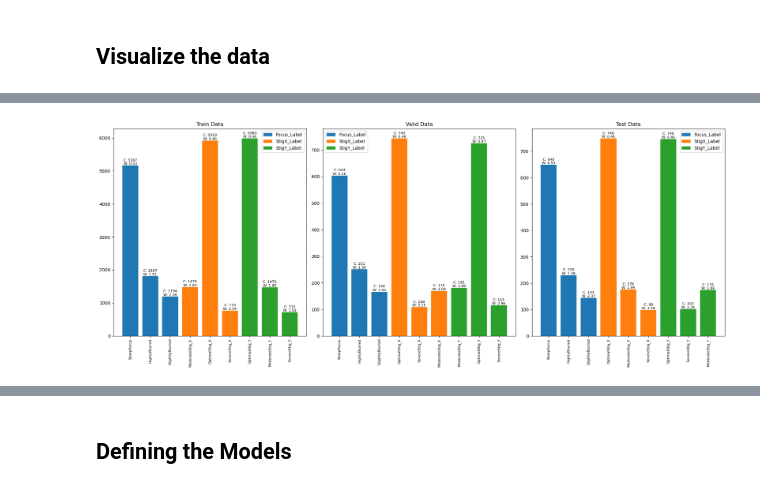
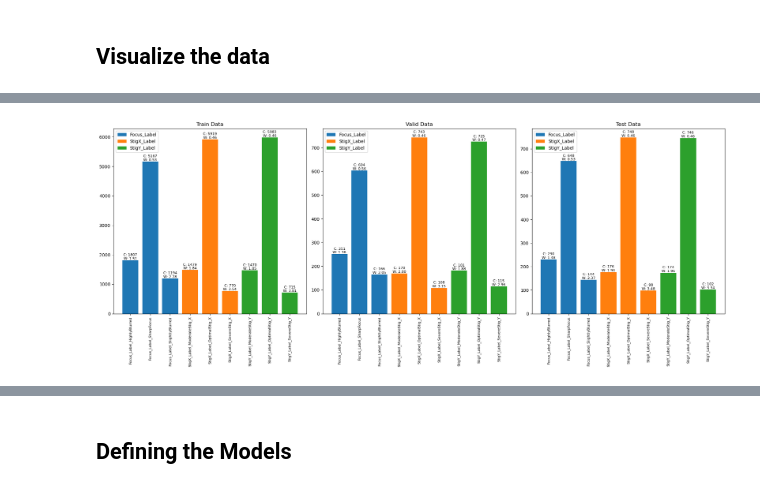
Before and after one commit to guitarbeat/Image-Classification, a Jupyter notebook: Focus_Fiduciary_Check_v8.ipynb, the cells around one changed output, grey strips where cells are left out. Saved outputs shown, nothing was run; the diff lists cells and outputs as text; code cells hidden in the pictures.

Commit message:
multi-output relevation

```diff
--- a/Focus_Fiduciary_Check_v8.ipynb
+++ b/Focus_Fiduciary_Check_v8.ipynb
@@ -115,7 +115,7 @@ config = {
     'Experiment': {
         'NAME': "Multi-Label_Thresholds-30-60-1-2",  # Experiment name
         'RANDOM_SEED': 42,  # Seed for reproducibility
-        'PROBLEM_TYPE': 'Multi-Class',  # Problem type: Binary, Multi-Class, Multi-Label
+        'PROBLEM_TYPE': 'Multi-Output',  # Problem type: Binary, Multi-Class, Multi-Output, Multi-Label
     },
     'Model': {
         'IMG_SIZE': 224,  # Image input size
@@ -504,7 +510,8 @@ config.update(csv_config)
 # Change Global's PROBLEM_TYPE
 config['Experiment']['PROBLEM_TYPE'] = 'Binary'
 config['Experiment']['PROBLEM_TYPE'] = 'Multi-Class'
-# config['Experiment']['PROBLEM_TYPE'] = 'Multi-Label'
+config['Experiment']['PROBLEM_TYPE'] = 'Multi-Output'
+
 
 # Main function to integrate all steps
 def main_pipeline(config: Dict):
@@ -516,12 +523,12 @@ def main_pipeline(config: Dict):
     data = shuffle_and_reset_index(data)
     print("===== Preparing TensorFlow Datasets =====")
     datasets = prepare_datasets(data)
-    # info = compute_and_store_class_weights(datasets, label_encoders)
-    datasets = create_tf_datasets_from_dfs(datasets)
+    info = compute_and_store_class_weights(datasets, label_encoders)
+    # datasets = create_tf_datasets_from_dfs(datasets)
     print("===== Preprocessing Complete =====")
-    return datasets, info, label_encoders
+    return datasets, label_encoders, info
 
-datasets, info, label_encoders = main_pipeline(config)
+datasets, label_encoders, info = main_pipeline(config)
 # %% [output]
 ===== Preprocessing CSV Data =====
 ---> Data read successfully.
@@ -551,72 +589,46 @@ dict_keys(['Focus_Label', 'StigX_Label', 'StigY_Label'])
 # %%
-### Class Distribution
-import seaborn as sns
-import matplotlib.pyplot as plt
-import pandas as pd
-import numpy as np
+def add_annotations(ax, bars, sub_df):
+    for bar, (_, row) in zip(bars, sub_df.iterrows()):
+        x = bar.get_x() + bar.get_width() / 2.0
+        y = bar.get_height()
+        ax.annotate(f"C: {int(row['Count'])}\nW: {row['Weight']:.2f}",
+                    (x, y),
+                    ha='center',
+                    va='bottom',
+                    fontsize=8)
 
 def plot_single_split(ax, df, split, problem_type):
     filtered_df = df.loc[split]
+    x_ticks = []
 
-    if problem_type == 'Multi-Class':
-        labels = filtered_df.index.get_level_values('label').unique()
-        all_classes = []
-        for label in labels:
-            sub_df = filtered_df.loc[label]
-            bars = ax.bar(sub_df.index, sub_df['Count'], label=f"{label}")
+    labels = filtered_df.index.get_level_values('label').unique()
+    for label in labels:
+        sub_df = filtered_df.loc[label]
+        bars = ax.bar(sub_df.index, sub_df['Count'], label=f"{label}")
+        add_annotations(ax, bars, sub_df)
 
-            for bar, (_, row) in zip(bars, sub_df.iterrows()):
-                x = bar.get_x() + bar.get_width() / 2.0
-                y = bar.get_height()
-                ax.annotate(f"C: {int(row['Count'])}\nW: {row['Weight']:.2f}",
-                            (x, y),
-                            ha='center',
-                            va='bottom',
-                            fontsize=8)
+        x_ticks.extend([f"{label}_{cls}" for cls in sub_df.index])
 
-            all_classes.extend(sub_df.index)
+    ax.legend()
+    ax.set_xticklabels(x_ticks, rotation=90, fontsize=8)
+    ax.set_title(f"{split.capitalize()} Data")
 
-        ax.legend()
-        ax.set_xticklabels(all_classes, rotation=90, fontsize=8)
-        ax.set_title(f"{split.capitalize()} Data")
-
-    elif problem_type == 'Multi-Label':
-        x_ticks = [str(cls) for cls in filtered_df.index]
-        bars = ax.bar(x_ticks, filtered_df['Count'])
-
-        for bar, (_, row) in zip(bars, filtered_df.iterrows()):
-            x = bar.get_x() + bar.get_width() / 2.0
-            y = bar.get_height()
-            ax.annotate(f"C: {int(row['Count'])}\nW: {row['Weight']:.2f}",
-                        (x, y),
-                        ha='center',
-                        va='bottom',
-                        fontsize=8)
-
-        ax.set_xticklabels(x_ticks, rotation=90, fontsize=8)
-        ax.set_title(f"{split.capitalize()} Data")
-
-
-def plot_dataset_info(df):
-    global config
-
+def plot_dataset_info(df, config):
     problem_type = config['Experiment']['PROBLEM_TYPE']
     splits = ['train', 'valid', 'test']
 
     fig, axs = plt.subplots(1, len(splits), figsize=(20, 8))
 
     for i, split in enumerate(splits):
         plot_single_split(axs[i], df, split, problem_type)
 
     plt.tight_layout()
     plt.show()
 
-
-# Assume 'info' is your DataFrame with 'split', 'label', 'class', 'Count', and 'Weight'
-# Call the function using your DataFrame
-plot_dataset_info(info)
+# Example usage
+plot_dataset_info(info, config)
 # %% [output]
-[figure, old version]
+[figure, new version]
 # %%
 # Assume label_encoders is available
 label_keys = ['Focus_Label', 'StigX_Label', 'StigY_Label']
```
Also changed, not shown: parts of 11 cells of this notebook, 1 other file.
